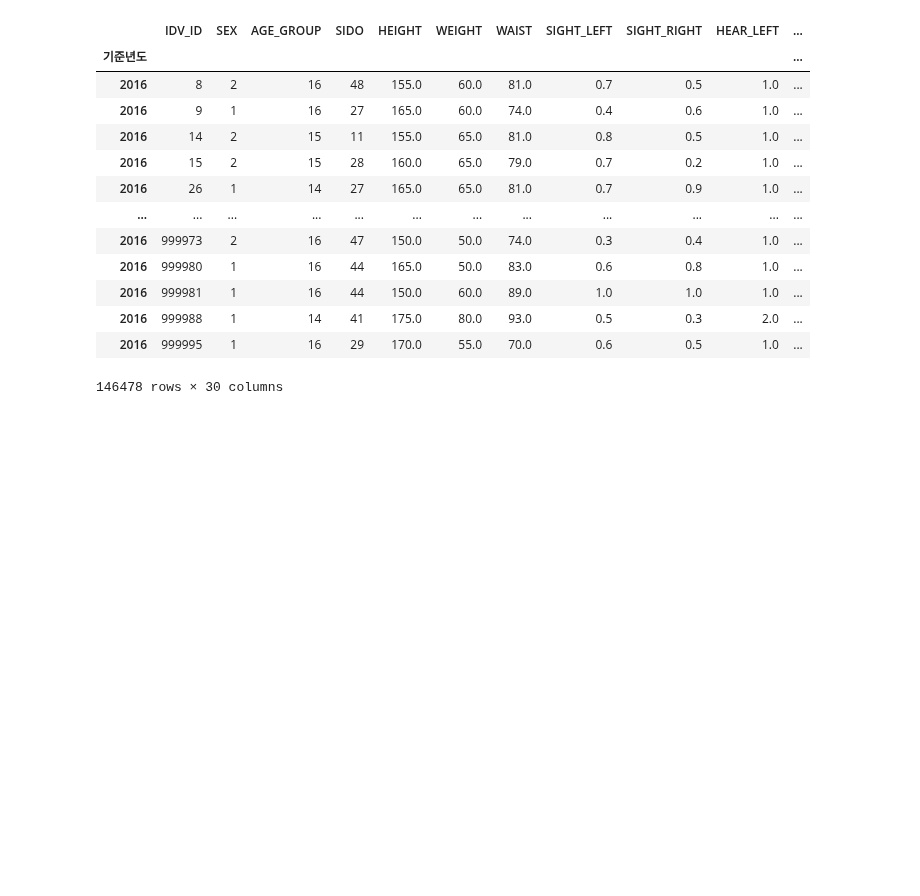
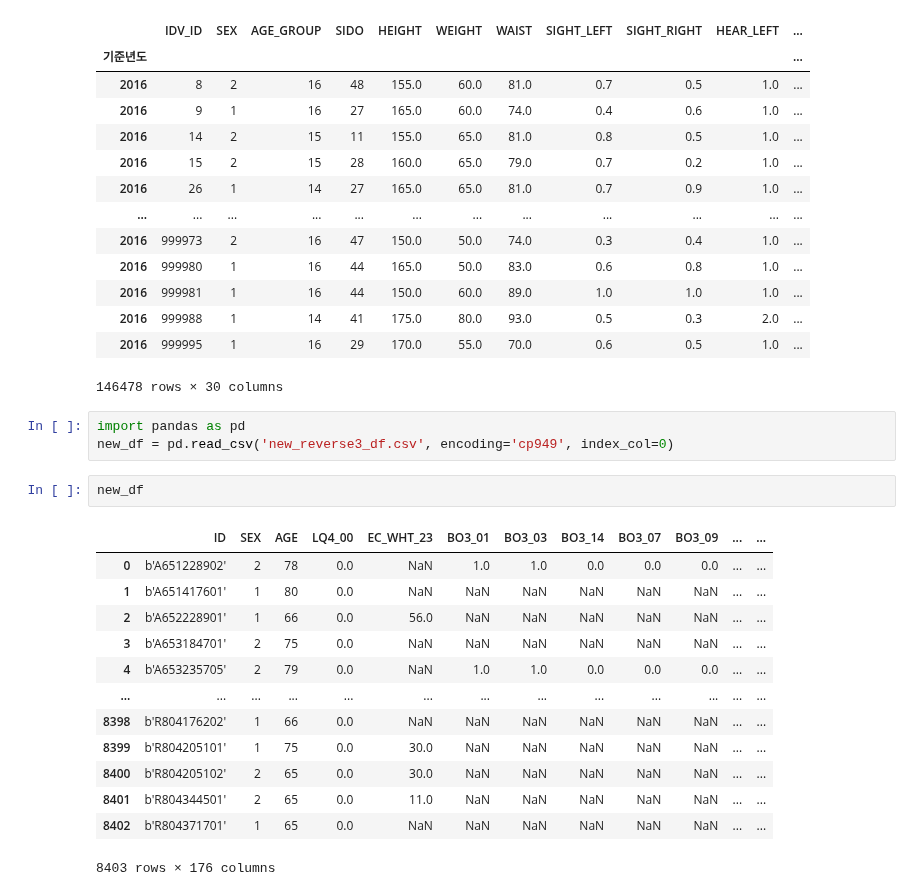
Before and after one commit to knu-final-project/sas_view, a Jupyter notebook: data/junyoung.ipynb, the cells around one changed output. Drawn from its saved outputs; the diff is of its cells as text; blank space fills up the shorter version.

Commit message:
관련없는 변수 삭제한 new_reverse3_df.csv 파일

```diff
--- a/data/junyoung.ipynb
+++ b/data/junyoung.ipynb
@@ -936,3 +936,22 @@ old_GJ_16
 | 2016 | 999988 | 1 | 14 | 41 | 175.0 | 80.0 | 93.0 | 0.5 | 0.3 | 2.0 | ... |
 | 2016 | 999995 | 1 | 16 | 29 | 170.0 | 55.0 | 70.0 | 0.6 | 0.5 | 1.0 | ... |
 146478 rows × 30 columns
+# %%
+import pandas as pd
+new_df = pd.read_csv('new_reverse3_df.csv', encoding='cp949', index_col=0)
+# %%
+new_df
+# %% [output]
+|  | ID | SEX | AGE | LQ4_00 | EC_WHT_23 | BO3_01 | BO3_03 | BO3_14 | BO3_07 | BO3_09 | ... | ... |
+| 0 | b'A651228902' | 2 | 78 | 0.0 | NaN | 1.0 | 1.0 | 0.0 | 0.0 | 0.0 | ... | ... |
+| 1 | b'A651417601' | 1 | 80 | 0.0 | NaN | NaN | NaN | NaN | NaN | NaN | ... | ... |
+| 2 | b'A652228901' | 1 | 66 | 0.0 | 56.0 | NaN | NaN | NaN | NaN | NaN | ... | ... |
+| 3 | b'A653184701' | 2 | 75 | 0.0 | NaN | NaN | NaN | NaN | NaN | NaN | ... | ... |
+| 4 | b'A653235705' | 2 | 79 | 0.0 | NaN | 1.0 | 1.0 | 0.0 | 0.0 | 0.0 | ... | ... |
+| ... | ... | ... | ... | ... | ... | ... | ... | ... | ... | ... | ... | ... |
+| 8398 | b'R804176202' | 1 | 66 | 0.0 | NaN | NaN | NaN | NaN | NaN | NaN | ... | ... |
+| 8399 | b'R804205101' | 1 | 75 | 0.0 | 30.0 | NaN | NaN | NaN | NaN | NaN | ... | ... |
+| 8400 | b'R804205102' | 2 | 65 | 0.0 | 30.0 | NaN | NaN | NaN | NaN | NaN | ... | ... |
+| 8401 | b'R804344501' | 2 | 65 | 0.0 | 11.0 | NaN | NaN | NaN | NaN | NaN | ... | ... |
+| 8402 | b'R804371701' | 1 | 65 | 0.0 | NaN | NaN | NaN | NaN | NaN | NaN | ... | ... |
+8403 rows × 176 columns
```
Also changed, not shown: 1 other file.
